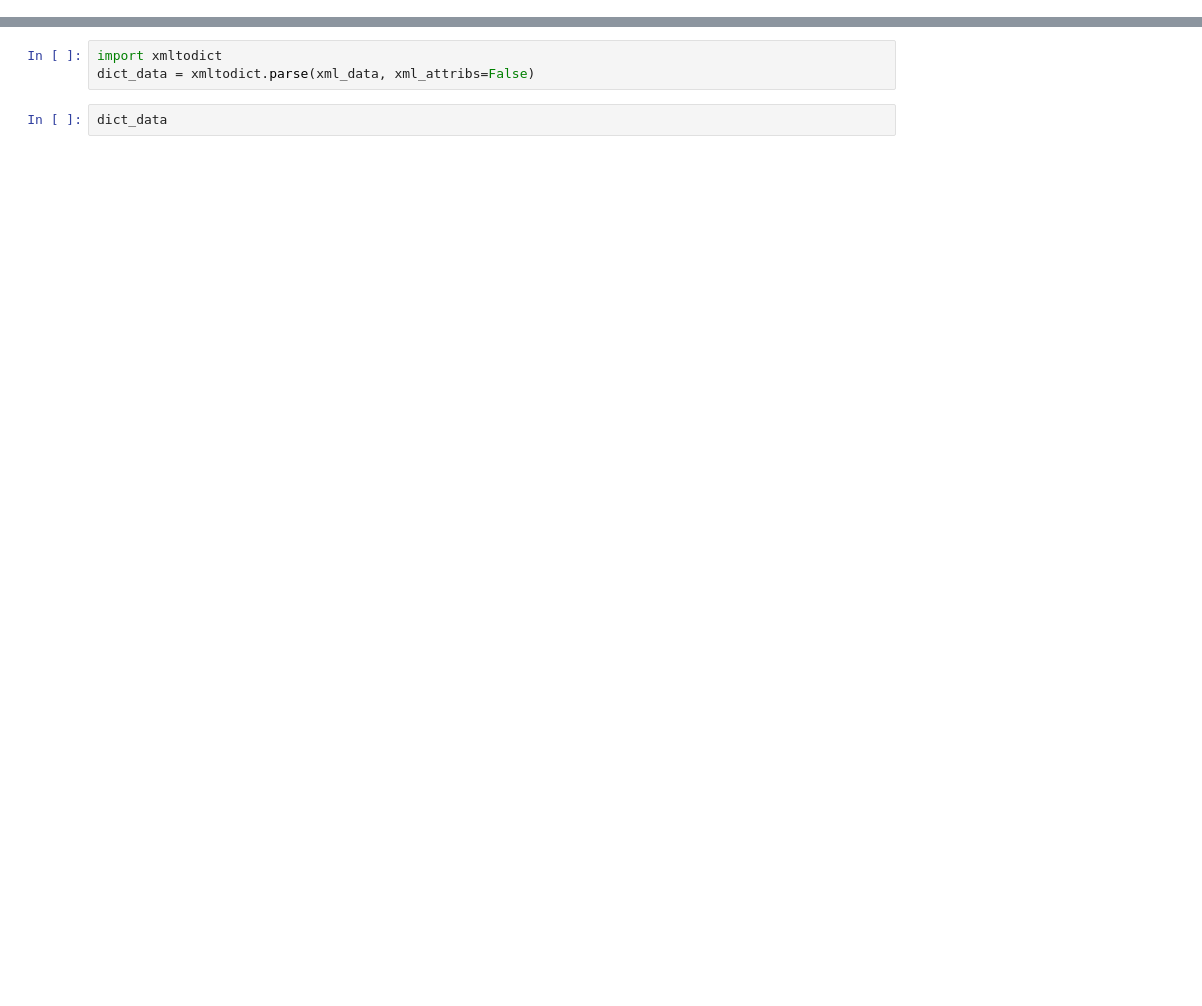
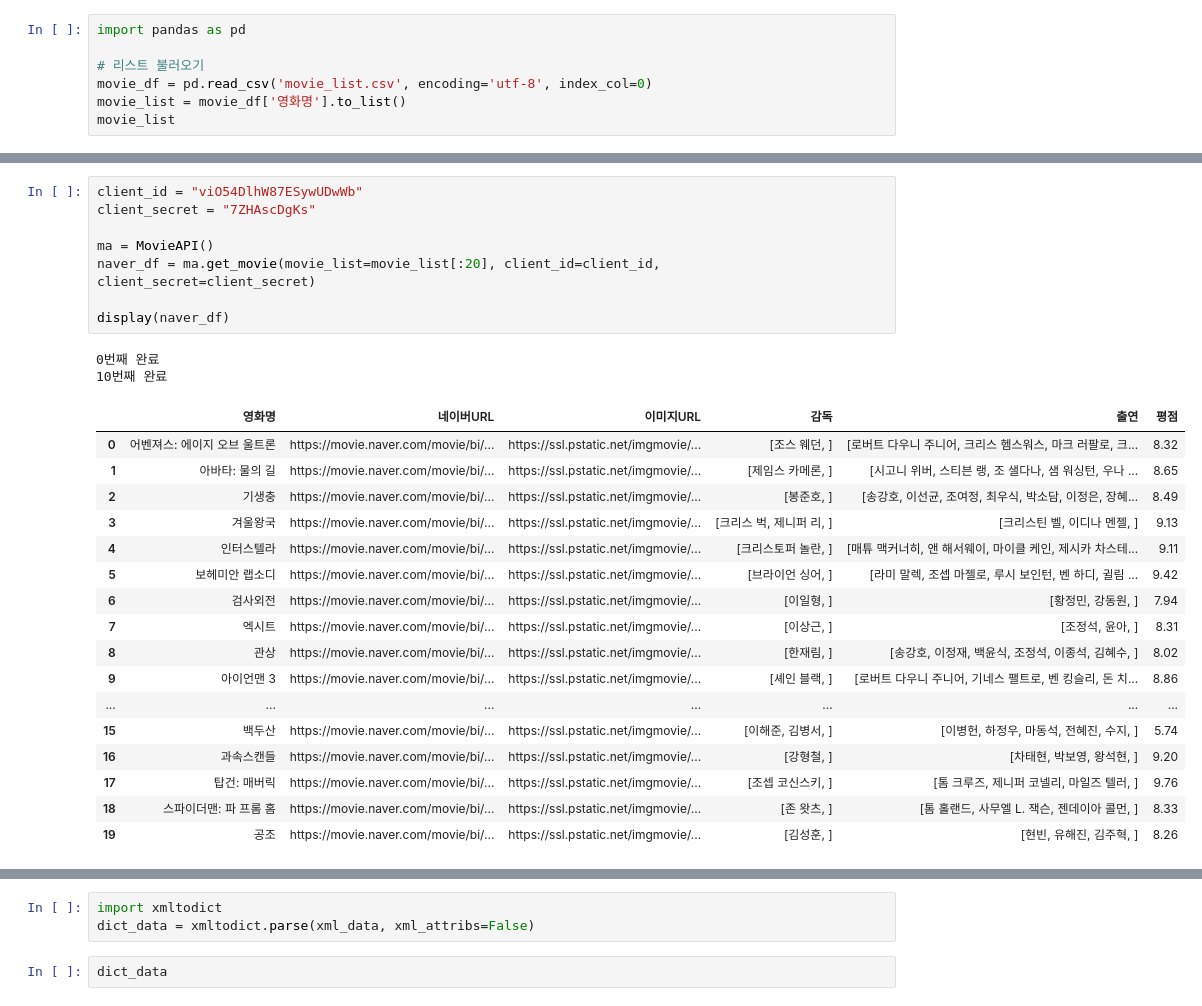
Before and after one commit to Play-Web-miniProject/MovieDL, a Jupyter notebook: eyz/naver_API.ipynb, the cells around one changed output, grey strips where cells are left out. Cells and saved outputs as stored; diff of their text form; blank space fills up the shorter version.

```diff
--- a/eyz/naver_API.ipynb
+++ b/eyz/naver_API.ipynb
@@ -0,0 +60,7 @@
+# %%
+import pandas as pd
+
+# 리스트 불러오기
+movie_df = pd.read_csv('movie_list.csv', encoding='utf-8', index_col=0)
+movie_list = movie_df['영화명'].to_list()
+movie_list
@@ -0,0 +85,28 @@
+# %%
+client_id = "viO54DlhW87ESywUDwWb"
+client_secret = "7ZHAscDgKs"
+
+ma = MovieAPI()
+naver_df = ma.get_movie(movie_list=movie_list[:20], client_id=client_id, client_secret=client_secret)
+
+display(naver_df)
+# %% [output]
+0번째 완료
+10번째 완료
+|  | 영화명 | 네이버URL | 이미지URL | 감독 | 출연 | 평점 |
+| 0 | 어벤져스: 에이지 오브 울트론 | https://movie.naver.com/movie/bi/... | https://ssl.pstatic.net/imgmovie/... | [조스 웨던, ] | [로버트 다우니 주니어, 크리스 헴스워스, 마크 러팔로, 크... | 8.32 |
+| 1 | 아바타: 물의 길 | https://movie.naver.com/movie/bi/... | https://ssl.pstatic.net/imgmovie/... | [제임스 카메론, ] | [시고니 위버, 스티븐 랭, 조 샐다나, 샘 워싱턴, 우나 ... | 8.65 |
+| 2 | 기생충 | https://movie.naver.com/movie/bi/... | https://ssl.pstatic.net/imgmovie/... | [봉준호, ] | [송강호, 이선균, 조여정, 최우식, 박소담, 이정은, 장혜... | 8.49 |
+| 3 | 겨울왕국 | https://movie.naver.com/movie/bi/... | https://ssl.pstatic.net/imgmovie/... | [크리스 벅, 제니퍼 리, ] | [크리스틴 벨, 이디나 멘젤, ] | 9.13 |
+| 4 | 인터스텔라 | https://movie.naver.com/movie/bi/... | https://ssl.pstatic.net/imgmovie/... | [크리스토퍼 놀란, ] | [매튜 맥커너히, 앤 해서웨이, 마이클 케인, 제시카 차스테... | 9.11 |
+| 5 | 보헤미안 랩소디 | https://movie.naver.com/movie/bi/... | https://ssl.pstatic.net/imgmovie/... | [브라이언 싱어, ] | [라미 말렉, 조셉 마젤로, 루시 보인턴, 벤 하디, 귈림 ... | 9.42 |
+| 6 | 검사외전 | https://movie.naver.com/movie/bi/... | https://ssl.pstatic.net/imgmovie/... | [이일형, ] | [황정민, 강동원, ] | 7.94 |
+| 7 | 엑시트 | https://movie.naver.com/movie/bi/... | https://ssl.pstatic.net/imgmovie/... | [이상근, ] | [조정석, 윤아, ] | 8.31 |
+| 8 | 관상 | https://movie.naver.com/movie/bi/... | https://ssl.pstatic.net/imgmovie/... | [한재림, ] | [송강호, 이정재, 백윤식, 조정석, 이종석, 김혜수, ] | 8.02 |
+| 9 | 아이언맨 3 | https://movie.naver.com/movie/bi/... | https://ssl.pstatic.net/imgmovie/... | [셰인 블랙, ] | [로버트 다우니 주니어, 기네스 팰트로, 벤 킹슬리, 돈 치... | 8.86 |
+| ... | ... | ... | ... | ... | ... | ... |
+| 15 | 백두산 | https://movie.naver.com/movie/bi/... | https://ssl.pstatic.net/imgmovie/... | [이해준, 김병서, ] | [이병헌, 하정우, 마동석, 전혜진, 수지, ] | 5.74 |
+| 16 | 과속스캔들 | https://movie.naver.com/movie/bi/... | https://ssl.pstatic.net/imgmovie/... | [강형철, ] | [차태현, 박보영, 왕석현, ] | 9.20 |
+| 17 | 탑건: 매버릭 | https://movie.naver.com/movie/bi/... | https://ssl.pstatic.net/imgmovie/... | [조셉 코신스키, ] | [톰 크루즈, 제니퍼 코넬리, 마일즈 텔러, ] | 9.76 |
+| 18 | 스파이더맨: 파 프롬 홈 | https://movie.naver.com/movie/bi/... | https://ssl.pstatic.net/imgmovie/... | [존 왓츠, ] | [톰 홀랜드, 사무엘 L. 잭슨, 젠데이아 콜먼, ] | 8.33 |
+| 19 | 공조 | https://movie.naver.com/movie/bi/... | https://ssl.pstatic.net/imgmovie/... | [김성훈, ] | [현빈, 유해진, 김주혁, ] | 8.26 |
```
Also changed, not shown: parts of 12 cells of this notebook.
